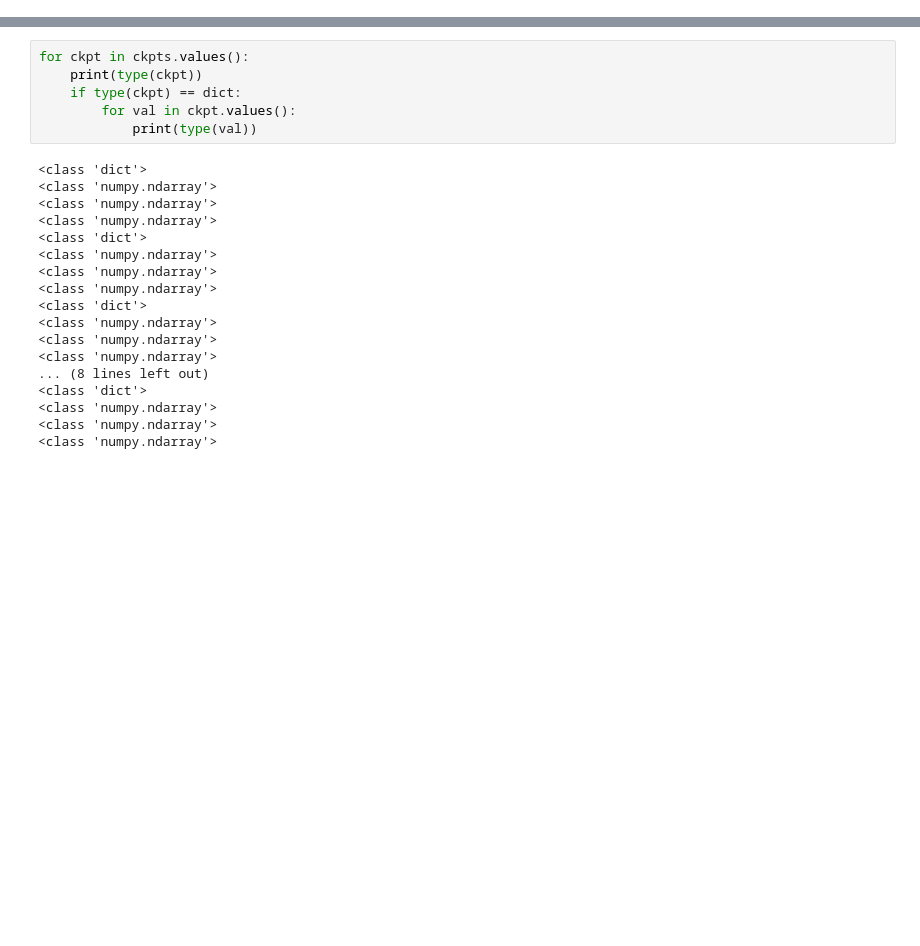
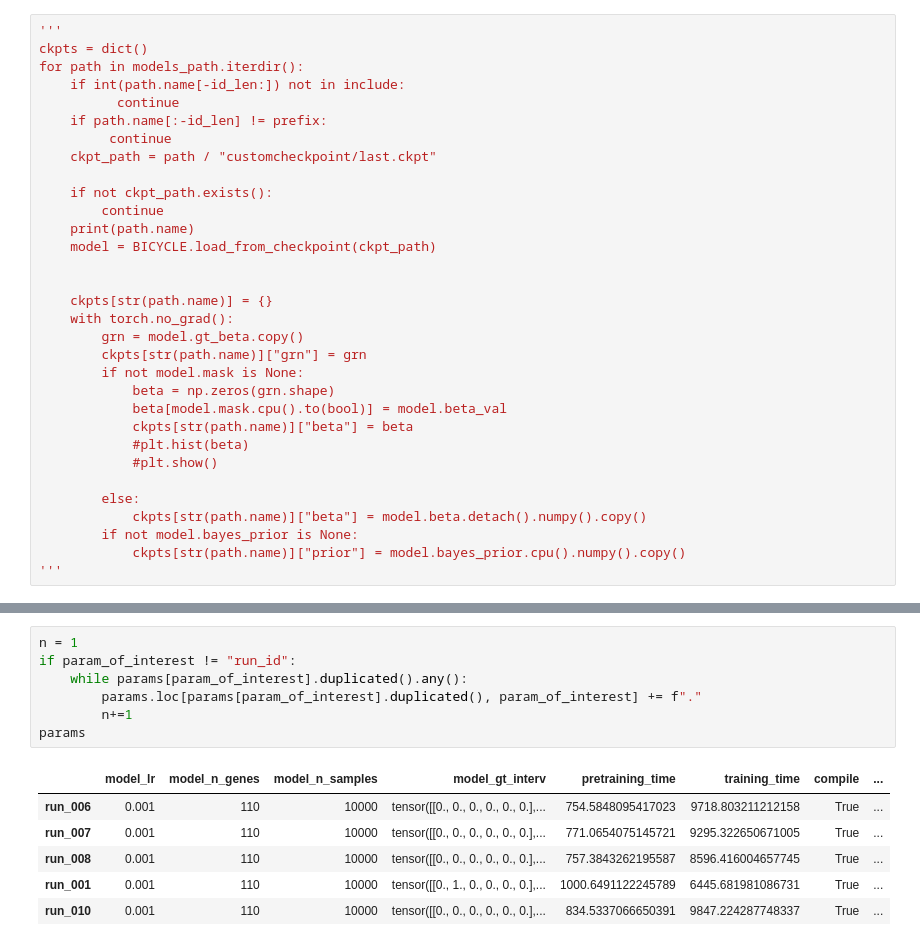
Before and after one commit to NTBiotech/bicycle, a Jupyter notebook: notebooks/experiments/masking/AUPRC.ipynb, the cells around one changed output, grey strips where cells are left out. Saved outputs shown, nothing was run; the diff lists cells and outputs as text; blank space fills up the shorter version.

```diff
--- a/notebooks/experiments/masking/AUPRC.ipynb
+++ b/notebooks/experiments/masking/AUPRC.ipynb
@@ -9,0 +134,32 @@ from bicycle.utils.mask_utils import get_sparsity, above_threshold, normalize_ma
+# %%
+'''
+ckpts = dict()
+for path in models_path.iterdir():
+    if int(path.name[-id_len:]) not in include:
+          continue
+    if path.name[:-id_len] != prefix:
+         continue
+    ckpt_path = path / "customcheckpoint/last.ckpt"
+
+    if not ckpt_path.exists():
+        continue
+    print(path.name)
+    model = BICYCLE.load_from_checkpoint(ckpt_path)
+
+
+    ckpts[str(path.name)] = {}
+    with torch.no_grad():
+        grn = model.gt_beta.copy()
+        ckpts[str(path.name)]["grn"] = grn
+        if not model.mask is None:
+            beta = np.zeros(grn.shape)
+            beta[model.mask.cpu().to(bool)] = model.beta_val
+            ckpts[str(path.name)]["beta"] = beta
+            #plt.hist(beta)
+            #plt.show()
+
+        else:
+            ckpts[str(path.name)]["beta"] = model.beta.detach().numpy().copy()
+        if not model.bayes_prior is None:
+            ckpts[str(path.name)]["prior"] = model.bayes_prior.cpu().numpy().copy()
+'''
@@ -55,24 +224,14 @@ Initializing parameters from data
 # %%
-for ckpt in ckpts.values():
-    print(type(ckpt))
-    if type(ckpt) == dict:
-        for val in ckpt.values():
-            print(type(val))
+n = 1
+if param_of_interest != "run_id":
+    while params[param_of_interest].duplicated().any():
+        params.loc[params[param_of_interest].duplicated(), param_of_interest] += f"."
+        n+=1
+params
 # %% [output]
-<class 'dict'>
-<class 'numpy.ndarray'>
-<class 'numpy.ndarray'>
-<class 'numpy.ndarray'>
-<class 'dict'>
-<class 'numpy.ndarray'>
-<class 'numpy.ndarray'>
-<class 'numpy.ndarray'>
-<class 'dict'>
-<class 'numpy.ndarray'>
-<class 'numpy.ndarray'>
-<class 'numpy.ndarray'>
-... (8 lines left out)
-<class 'dict'>
-<class 'numpy.ndarray'>
-<class 'numpy.ndarray'>
-<class 'numpy.ndarray'>
+|  | model_lr | model_n_genes | model_n_samples | model_gt_interv | pretraining_time | training_time | compile | ... |
+| run_006 | 0.001 | 110 | 10000 | tensor([[0., 0., 0., 0., 0., 0.],... | 754.5848095417023 | 9718.803211212158 | True | ... |
+| run_007 | 0.001 | 110 | 10000 | tensor([[0., 0., 0., 0., 0., 0.],... | 771.0654075145721 | 9295.322650671005 | True | ... |
+| run_008 | 0.001 | 110 | 10000 | tensor([[0., 0., 0., 0., 0., 0.],... | 757.3843262195587 | 8596.416004657745 | True | ... |
+| run_001 | 0.001 | 110 | 10000 | tensor([[0., 1., 0., 0., 0., 0.],... | 1000.6491122245789 | 6445.681981086731 | True | ... |
+| run_010 | 0.001 | 110 | 10000 | tensor([[0., 0., 0., 0., 0., 0.],... | 834.5337066650391 | 9847.224287748337 | True | ... |
```
Also changed, not shown: parts of 12 cells of this notebook, 2 other files.
